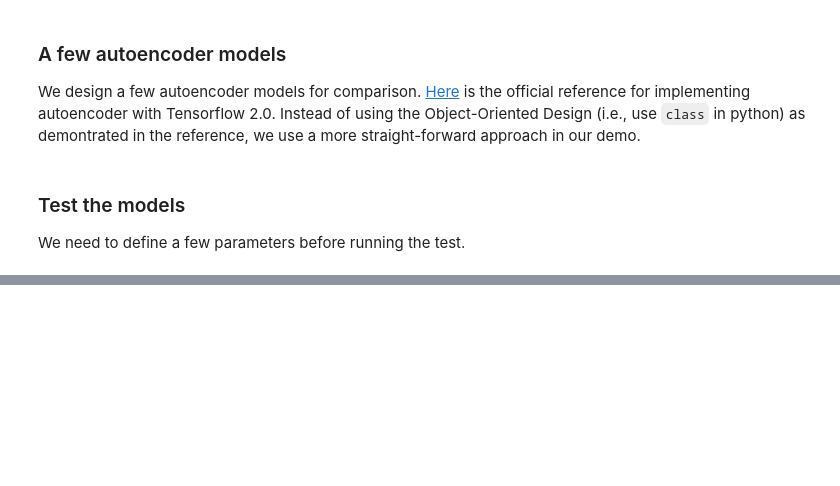
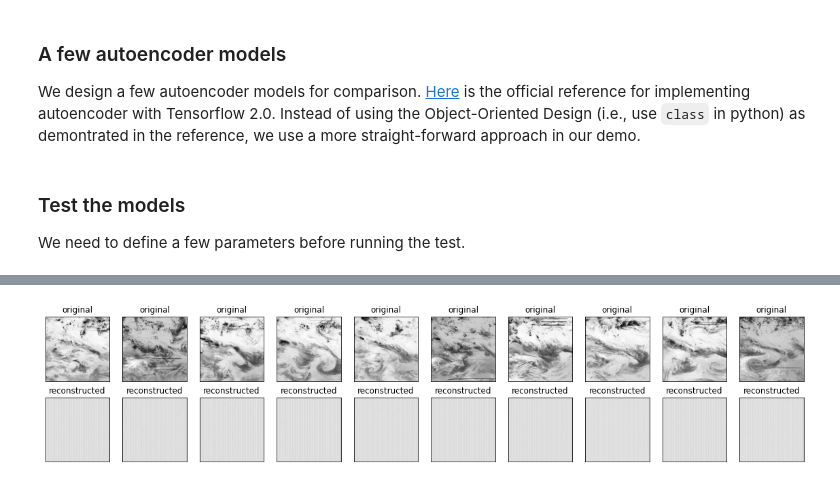
Before and after one commit to tingsyo/course_2021Q1_ML_for_Atmospheric_Sciences, a Jupyter notebook: notebook/04_autoencoder_for_noaa-gridsat-b1.ipynb, the cells around one changed output, grey strips where cells are left out. Saved outputs shown, nothing was run; the diff lists cells and outputs as text; code cells hidden in the pictures; blank space fills up the shorter version.

```diff
--- a/notebook/04_autoencoder_for_noaa-gridsat-b1.ipynb
+++ b/notebook/04_autoencoder_for_noaa-gridsat-b1.ipynb
@@ -262,0 +271,27 @@ NameError: name 'hhist_convist' is not defined
+# %%
+n = 10
+plt.figure(figsize=(20, 4))
+for i in range(n):
+    # Load data
+    data = read_noaagridsatb1(finfo['xuri'].iloc[i*10])
+    #recon_fc = ae_fc[0](data)
+    data3d = np.expand_dims(data, axis=2)
+    recon_conv = ae_conv[0](data3d)[:,:,0]
+    # display original
+    ax = plt.subplot(2, n, i + 1)
+    plt.imshow(data)
+    plt.title("original")
+    plt.gray()
+    ax.get_xaxis().set_visible(False)
+    ax.get_yaxis().set_visible(False)
+
+    # display reconstruction
+    ax = plt.subplot(2, n, i + 1 + n)
+    plt.imshow(recon_conv)
+    plt.title("reconstructed")
+    plt.gray()
+    ax.get_xaxis().set_visible(False)
+    ax.get_yaxis().set_visible(False)
+plt.show()
+# %% [output]
+[figure, added]
```
Also changed, not shown: parts of 5 cells of this notebook, 1 other file.
